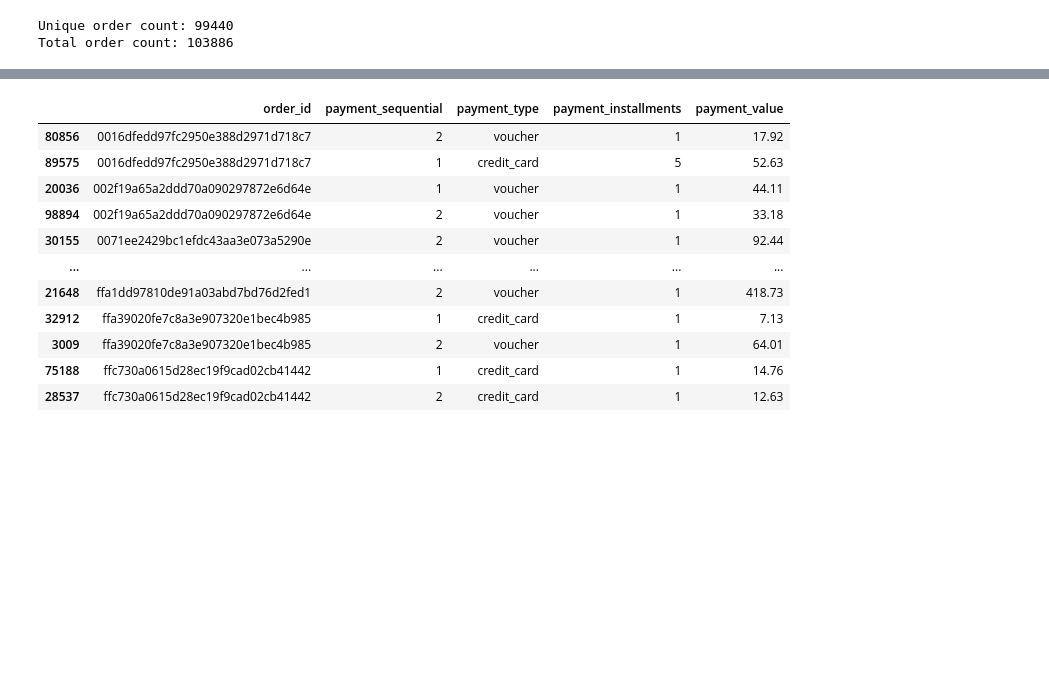
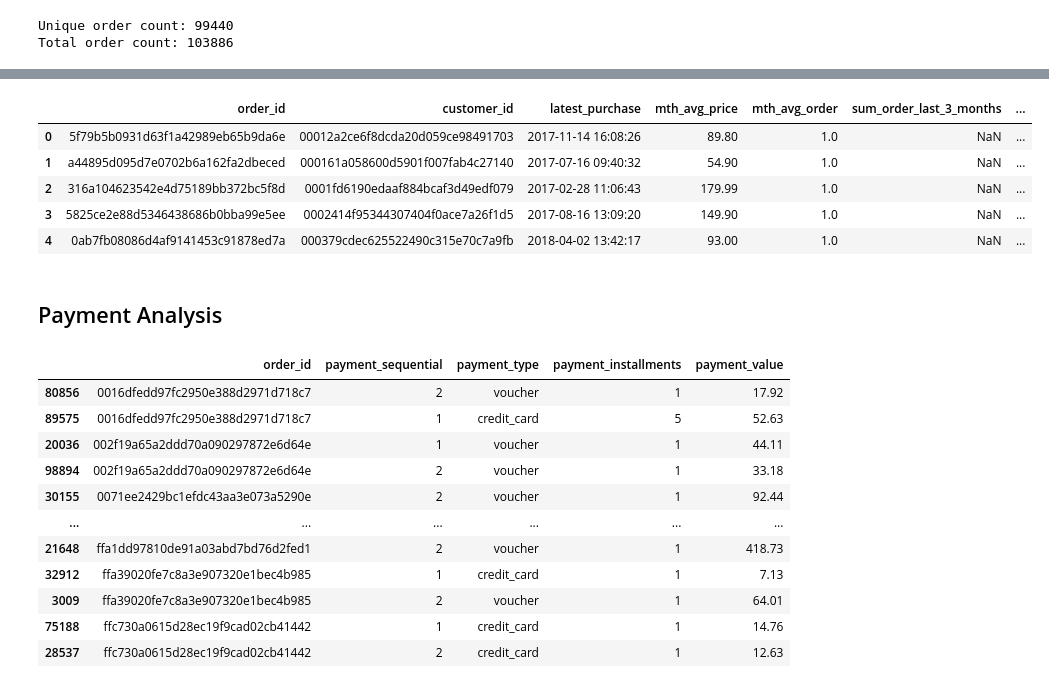
Before and after one commit to hilarylimyuxuan/Customer-Segmentation-Model, a Jupyter notebook: Olist Customer Segmentation Model.ipynb, the cells around one changed output, grey strips where cells are left out. Drawn from its saved outputs; the diff is of its cells as text; code cells hidden in the pictures; blank space fills up the shorter version.

Commit message:
Customer to Timeframe Analysis

```diff
--- a/Olist Customer Segmentation Model.ipynb
+++ b/Olist Customer Segmentation Model.ipynb
@@ -453,0 +493,6 @@ Total order count: 103886
+# %%
+mo = order_ans[['order_id', 'customer_id' , 'order_item_id','order_purchase_timestamp']]
+mo['order_purchase_timestamp'] = pd.to_datetime(mo['order_purchase_timestamp']).dt.date
+#mo.shape
+mths_3 = pd.date_range(end = mo.order_purchase_timestamp.iat[-1], freq=pd.offsets.MonthBegin(3),periods=2)
+mths_6 = pd.date_range(end = mo.order_purchase_timestamp.iat[-1], freq=pd.offsets.MonthBegin(6),periods=2)
@@ -453,0 +519,3 @@ Total order count: 103886
+# %%
+trend = pd.concat([mth3,mth6],axis=1)
+trend.shape
@@ -453,0 +524,21 @@ Total order count: 103886
+# %%
+#Find average monthly product and value purchase
+monthly = order_ans[['order_id', 'customer_id' , 'order_item_id','order_purchase_timestamp','price']]
+# monthly.groupby(pd.PeriodIndex(monthly['order_purchase_timestamp'], freq="M"))['price'].mean()
+
+monthly['order_purchase_timestamp'] = pd.to_datetime(monthly['order_purchase_timestamp'])
+
+dp = (monthly.groupby(['customer_id', pd.Grouper(freq='m', key='order_purchase_timestamp')])['price'].sum()
+          .groupby(level=0)
+          .mean()
+          .reset_index(name='mth_avg_price'))
+
+
+do = (monthly.groupby(['customer_id', pd.Grouper(freq='m', key='order_purchase_timestamp')])['order_item_id'].sum()
+          .groupby(level=0)
+          .mean()
+          .reset_index(name='mth_avg_order'))
+
+avg = pd.merge(dp,do, on='customer_id', how='left')
+
+avg.shape
@@ -454,3 +552,21 @@ Total order count: 103886
+# %%
+#Concatenate all analysis
+dt = pd.merge(avg,order_last, on='customer_id', how='left')
+dt.shape
+dv = pd.merge(dt,trend, on='customer_id', how='left')
+dv.shape
+dv.rename(columns = {'order_purchase_timestamp':'latest_purchase'}, inplace = True)
+dv = dv[['order_id', 'customer_id' , 'latest_purchase', 'mth_avg_price', 'mth_avg_order','sum_order_last_3_months','sum_order_last_6_months']]
+dv.head()
+# %% [output]
+|  | order_id | customer_id | latest_purchase | mth_avg_price | mth_avg_order | sum_order_last_3_months | ... |
+| 0 | 5f79b5b0931d63f1a42989eb65b9da6e | 00012a2ce6f8dcda20d059ce98491703 | 2017-11-14 16:08:26 | 89.80 | 1.0 | NaN | ... |
+| 1 | a44895d095d7e0702b6a162fa2dbeced | 000161a058600d5901f007fab4c27140 | 2017-07-16 09:40:32 | 54.90 | 1.0 | NaN | ... |
+| 2 | 316a104623542e4d75189bb372bc5f8d | 0001fd6190edaaf884bcaf3d49edf079 | 2017-02-28 11:06:43 | 179.99 | 1.0 | NaN | ... |
+| 3 | 5825ce2e88d5346438686b0bba99e5ee | 0002414f95344307404f0ace7a26f1d5 | 2017-08-16 13:09:20 | 149.90 | 1.0 | NaN | ... |
+| 4 | 0ab7fb08086d4af9141453c91878ed7a | 000379cdec625522490c315e70c7a9fb | 2018-04-02 13:42:17 | 93.00 | 1.0 | NaN | ... |
+# %% [markdown]
+## Payment Analysis
 # %%
 # check those record with duplicates order id in order payment
 order_payment_df[order_payment_df.duplicated(['order_id'], keep=False)].sort_values("order_id")
```
Also changed, not shown: parts of 15 cells of this notebook.
